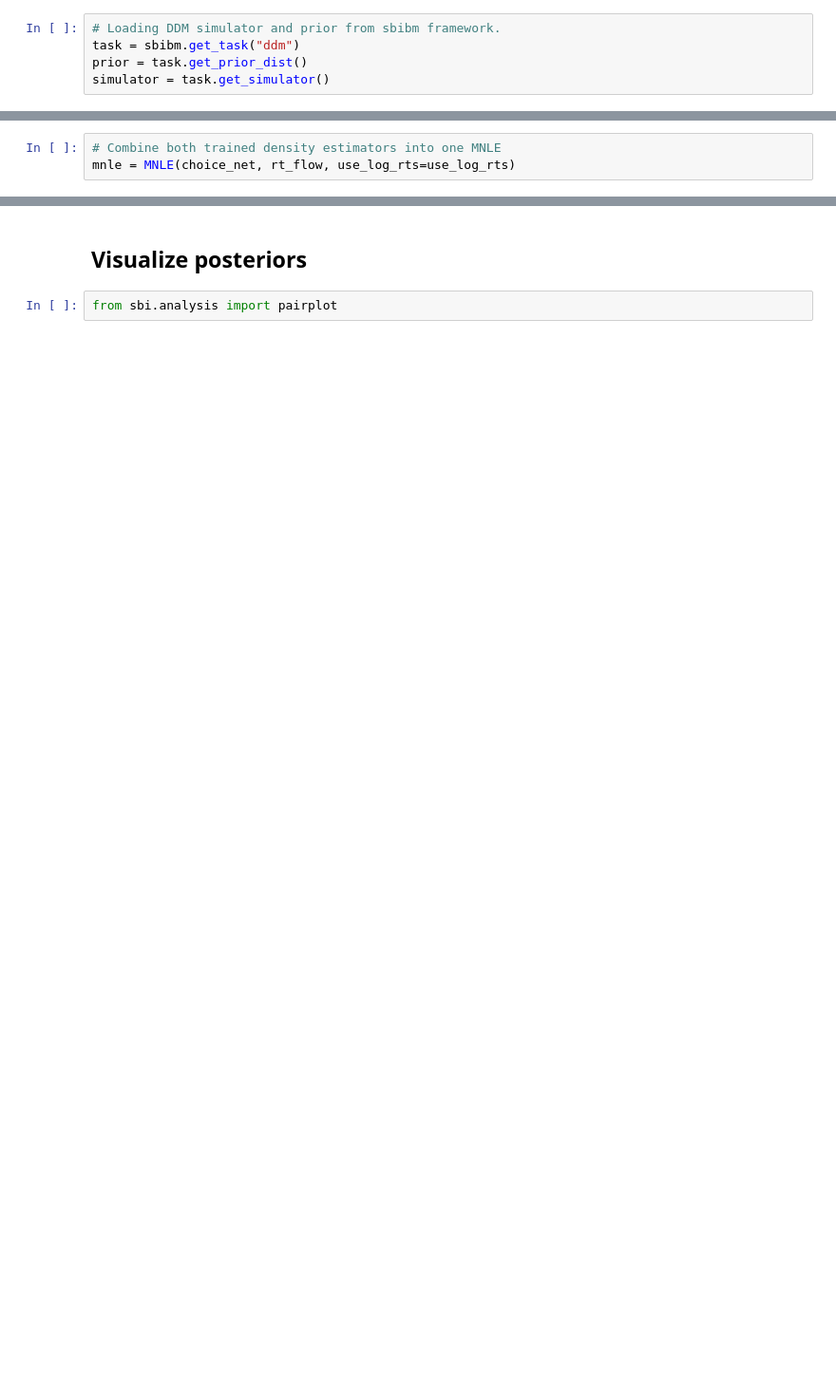
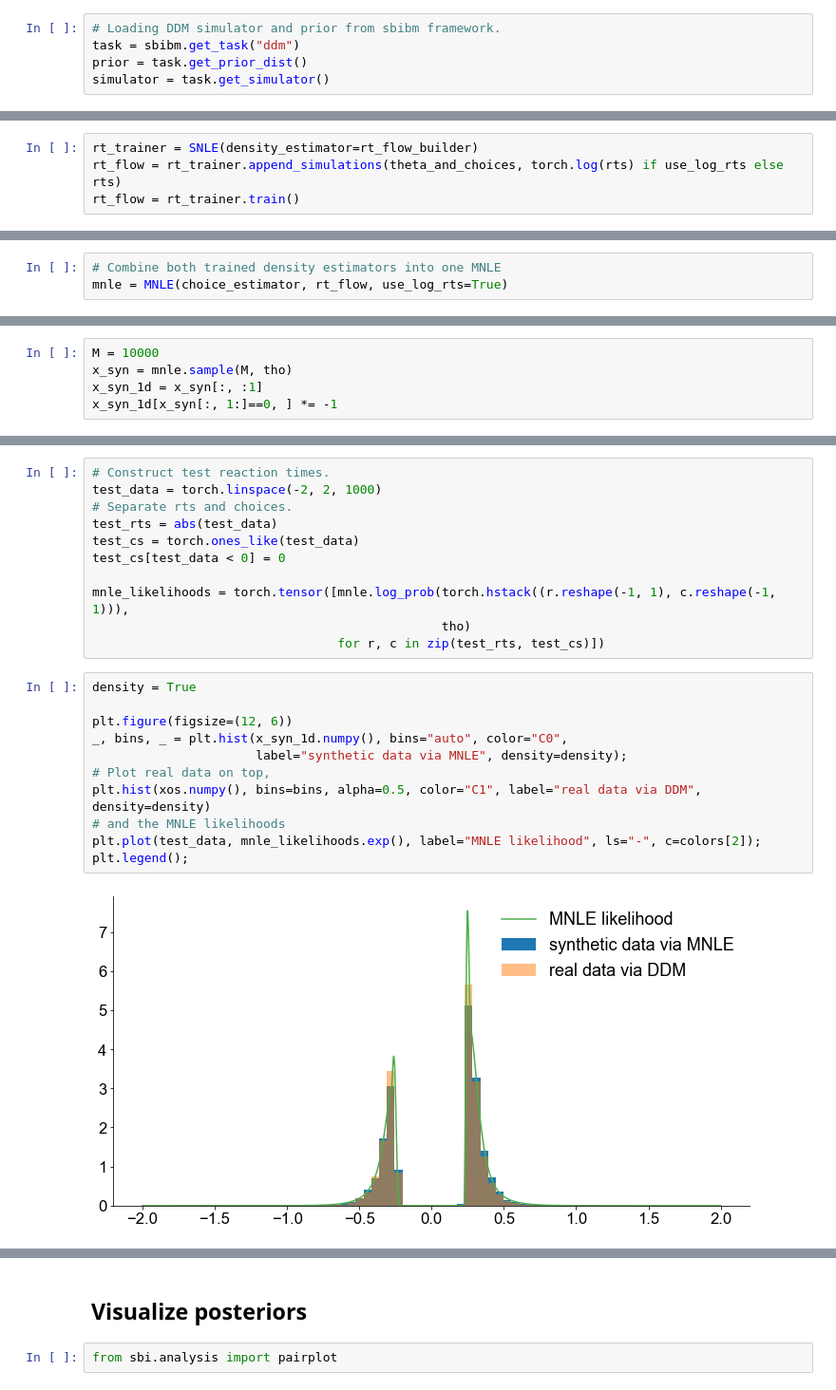
Before and after one commit to mackelab/mnle-for-ddms, a Jupyter notebook: notebooks/MNLE-Tutorial.ipynb, the cells around one changed output, grey strips where cells are left out. Shown at 95% size. Saved outputs shown, nothing was run; the diff lists cells and outputs as text; blank space fills up the shorter version.

```diff
--- a/notebooks/MNLE-Tutorial.ipynb
+++ b/notebooks/MNLE-Tutorial.ipynb
@@ -116,0 +130,4 @@ Neural network successfully converged after 128 epochs.
+# %%
+rt_trainer = SNLE(density_estimator=rt_flow_builder)
+rt_flow = rt_trainer.append_simulations(theta_and_choices, torch.log(rts) if use_log_rts else rts)
+rt_flow = rt_trainer.train()
@@ -117,3 +136,3 @@ Neural network successfully converged after 128 epochs.
 # %%
 # Combine both trained density estimators into one MNLE
-mnle = MNLE(choice_net, rt_flow, use_log_rts=use_log_rts)
+mnle = MNLE(choice_estimator, rt_flow, use_log_rts=True)
@@ -144,0 +143,5 @@ plt.show();
+# %%
+M = 10000
+x_syn = mnle.sample(M, tho)
+x_syn_1d = x_syn[:, :1]
+x_syn_1d[x_syn[:, 1:]==0, ] *= -1
@@ -145 +152,25 @@ plt.show();
+# %%
+# Construct test reaction times.
+test_data = torch.linspace(-2, 2, 1000)
+# Separate rts and choices.
+test_rts = abs(test_data)
+test_cs = torch.ones_like(test_data)
+test_cs[test_data < 0] = 0
+
+mnle_likelihoods = torch.tensor([mnle.log_prob(torch.hstack((r.reshape(-1, 1), c.reshape(-1, 1))),
+                                               tho)
+                                 for r, c in zip(test_rts, test_cs)])
+# %%
+density = True
+
+plt.figure(figsize=(12, 6))
+_, bins, _ = plt.hist(x_syn_1d.numpy(), bins="auto", color="C0",
+                      label="synthetic data via MNLE", density=density);
+# Plot real data on top,
+plt.hist(xos.numpy(), bins=bins, alpha=0.5, color="C1", label="real data via DDM", density=density)
+# and the MNLE likelihoods
+plt.plot(test_data, mnle_likelihoods.exp(), label="MNLE likelihood", ls="-", c=colors[2]);
+plt.legend();
+# %% [output]
+[figure, added]
 # %%
```
Also changed, not shown: parts of 38 cells of this notebook, 2 other files.
